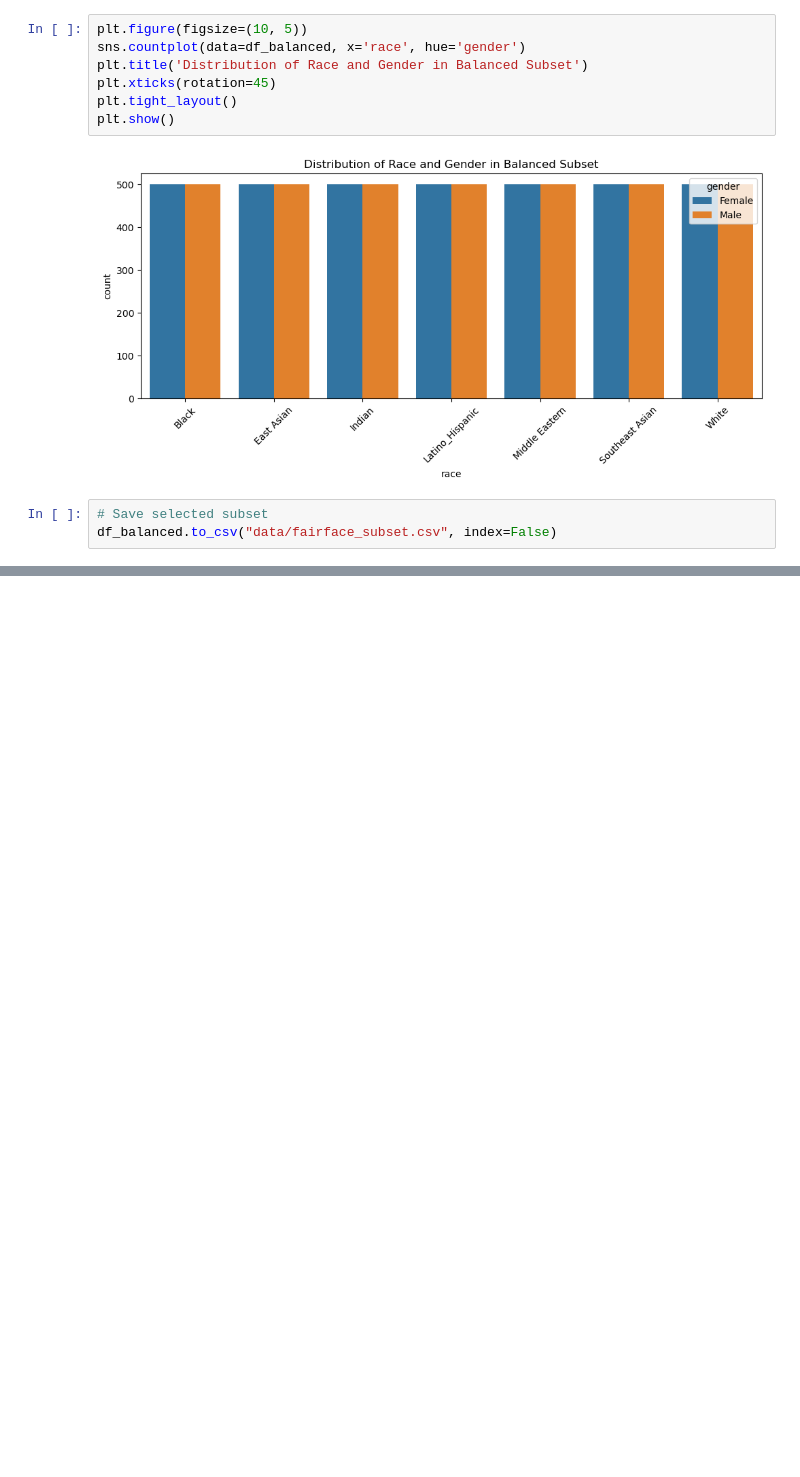
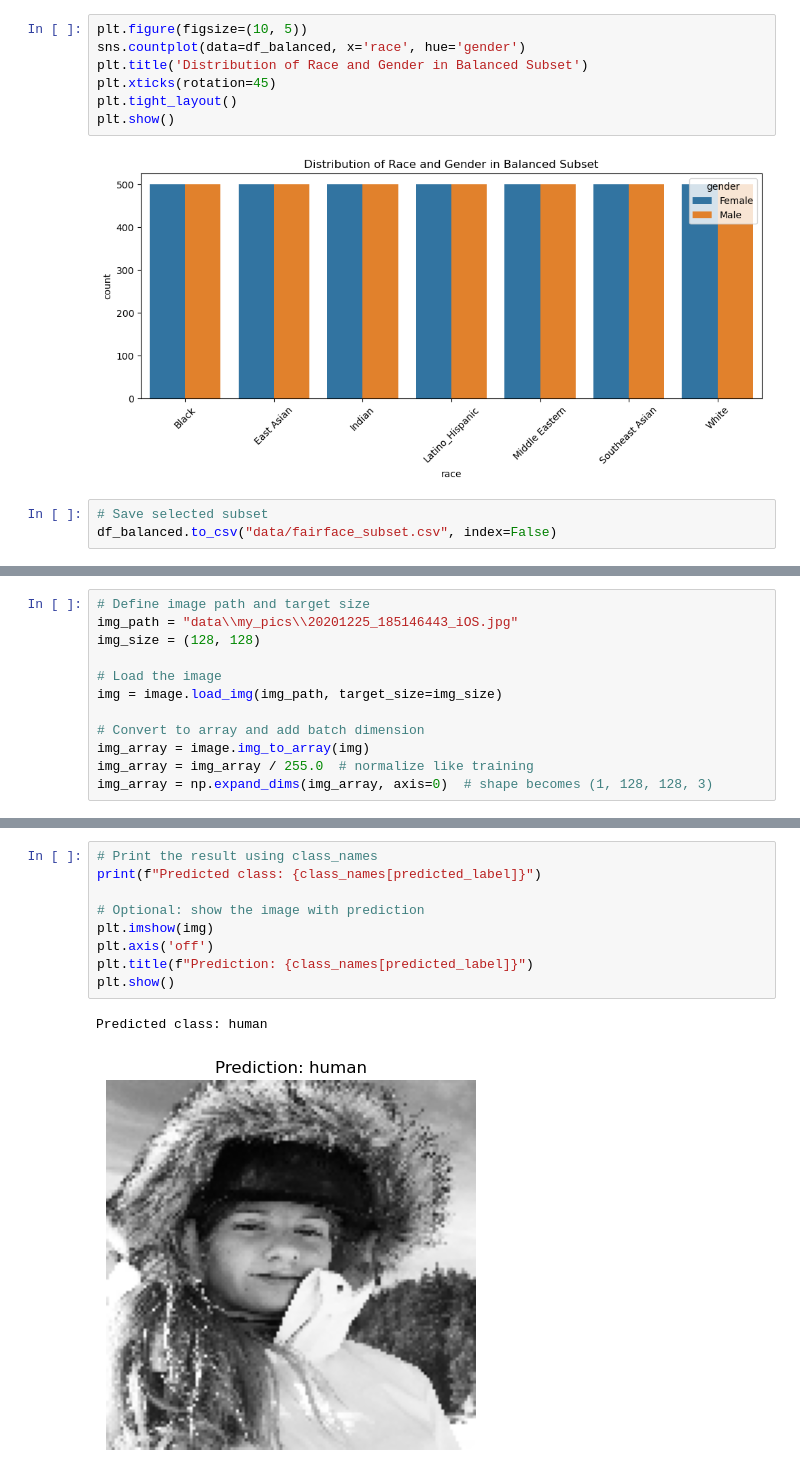
Before and after one commit to lobral2728/ucb_ml_capstone, a Jupyter notebook: UCB_ML_Capstone.ipynb, the cells around one changed output, grey strips where cells are left out. Saved outputs shown, nothing was run; the diff lists cells and outputs as text; blank space fills up the shorter version.

```diff
--- a/UCB_ML_Capstone.ipynb
+++ b/UCB_ML_Capstone.ipynb
@@ -111,0 +386,12 @@ for img in df_balanced['file']:
+# %%
+# Define image path and target size
+img_path = "data\\my_pics\\20201225_185146443_iOS.jpg"
+img_size = (128, 128)
+
+# Load the image
+img = image.load_img(img_path, target_size=img_size)
+
+# Convert to array and add batch dimension
+img_array = image.img_to_array(img)
+img_array = img_array / 255.0  # normalize like training
+img_array = np.expand_dims(img_array, axis=0)  # shape becomes (1, 128, 128, 3)
@@ -111,0 +410,12 @@ for img in df_balanced['file']:
+# %%
+# Print the result using class_names
+print(f"Predicted class: {class_names[predicted_label]}")
+
+# Optional: show the image with prediction
+plt.imshow(img)
+plt.axis('off')
+plt.title(f"Prediction: {class_names[predicted_label]}")
+plt.show()
+# %% [output]
+Predicted class: human
+[figure, added]
```
Also changed, not shown: parts of 24 cells of this notebook.
